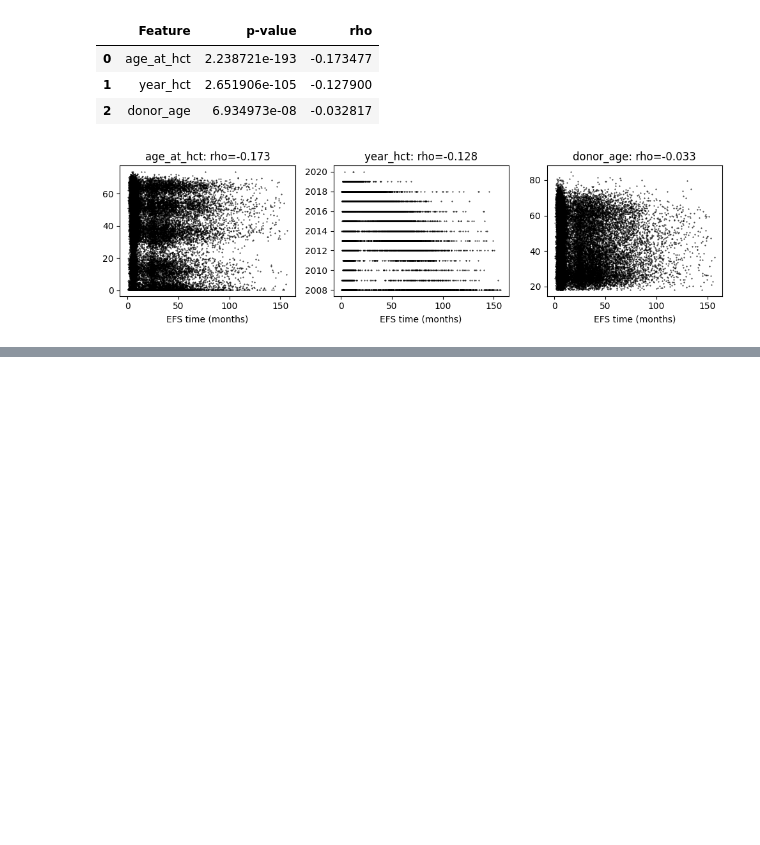
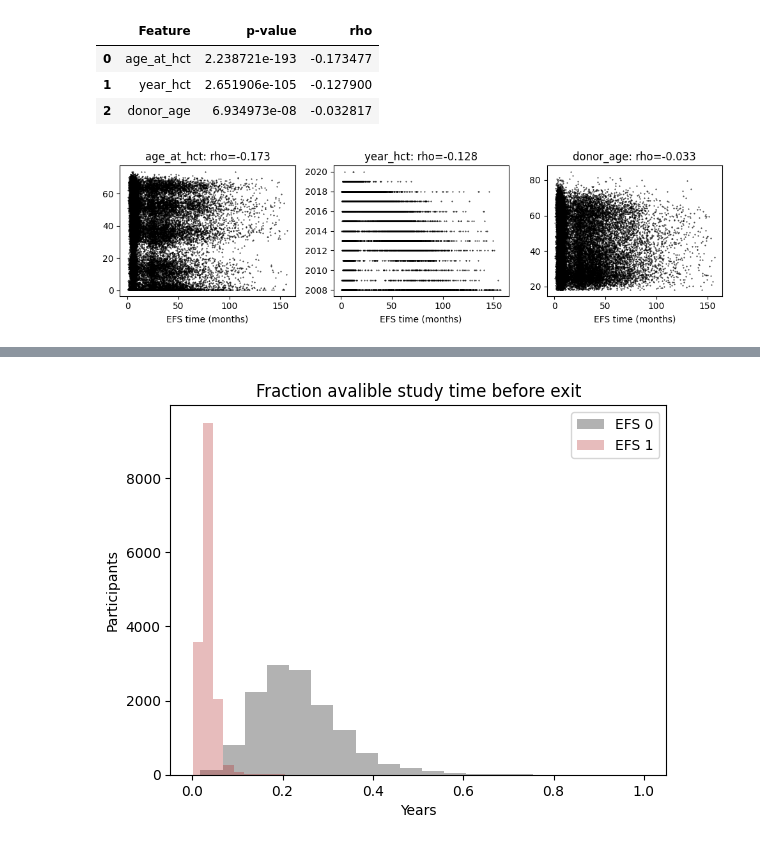
Before and after one commit to gperdrizet/HSCT_survival, a Jupyter notebook: notebooks/01.1-EDA_feature_inspection.ipynb, the cells around one changed output, grey strips where cells are left out. Drawn from its saved outputs; the diff is of its cells as text; code cells hidden in the pictures; blank space fills up the shorter version.

```diff
--- a/notebooks/01.1-EDA_feature_inspection.ipynb
+++ b/notebooks/01.1-EDA_feature_inspection.ipynb
@@ -963,0 +982,3 @@ fig.tight_layout()
+# %%
+data_df['efs_time_years']=data_df['efs_time']/12
+data_df[['year_hct','efs_time_years','exit_year']].describe()
@@ -963,0 +995,17 @@ fig.tight_layout()
+# %%
+t_max=max(data_df['exit_year'])
+data_df['avalible_study_time']=t_max - data_df['year_hct']
+data_df['fraction_study_time']=data_df['efs_time_years']/data_df['avalible_study_time']
+
+efs_neg_df=data_df[data_df['efs'] == 0]
+efs_pos_df=data_df[data_df['efs'] == 1]
+
+plt.title('Fraction avalible study time before exit')
+plt.hist(efs_neg_df['fraction_study_time'], bins=20, alpha=0.3, color='black', label='EFS 0')
+plt.hist(efs_pos_df['fraction_study_time'], bins=20, alpha=0.3, color='firebrick', label='EFS 1')
+plt.xlabel('Years')
+plt.ylabel('Participants')
+plt.legend(loc='upper right')
+plt.show()
+# %% [output]
+[figure, added]
```
Also changed, not shown: parts of 7 cells of this notebook.
